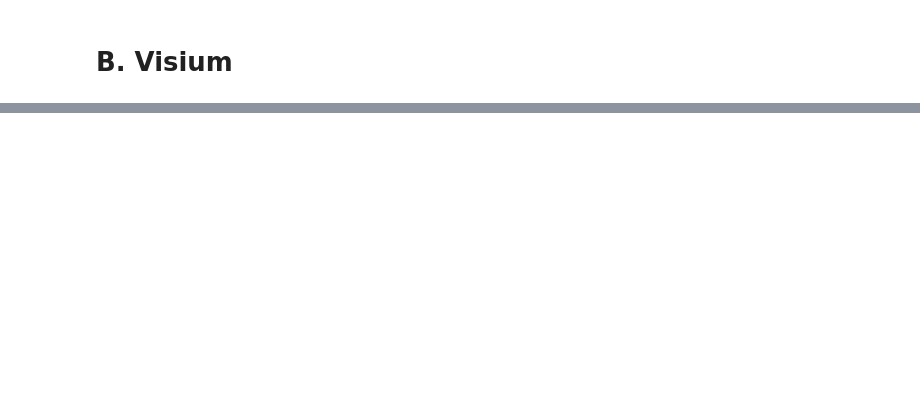
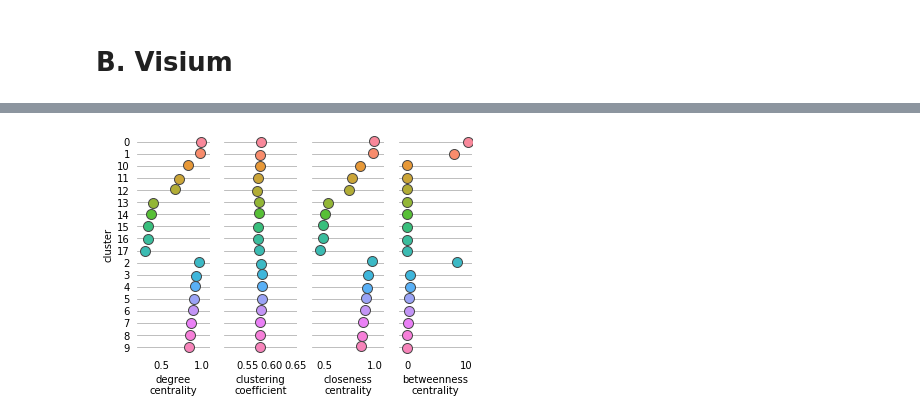
Before and after one commit to scverse/squidpy, a Jupyter notebook: notebooks/centrality_measures.ipynb, the cells around one changed output, grey strips where cells are left out. Saved outputs shown, nothing was run; the diff lists cells and outputs as text; code cells hidden in the pictures; blank space fills up the shorter version.

```diff
--- a/notebooks/centrality_measures.ipynb
+++ b/notebooks/centrality_measures.ipynb
@@ -158,7 +83,4 @@ sc.pl.umap(adata, color='leiden')
 # %%
-cluster_centrality_scores(
-    adata = adata,
-    connectivity_key = 'spatial_connectivity',
-    clusters_key = 'leiden',
-    save_networkx_graph = True
-)
+cluster_centrality_scores(adata,'spatial_connectivity','leiden')
+# %% [output]
+[figure, added]
```
Also changed, not shown: parts of 23 cells of this notebook, 2 other files.
